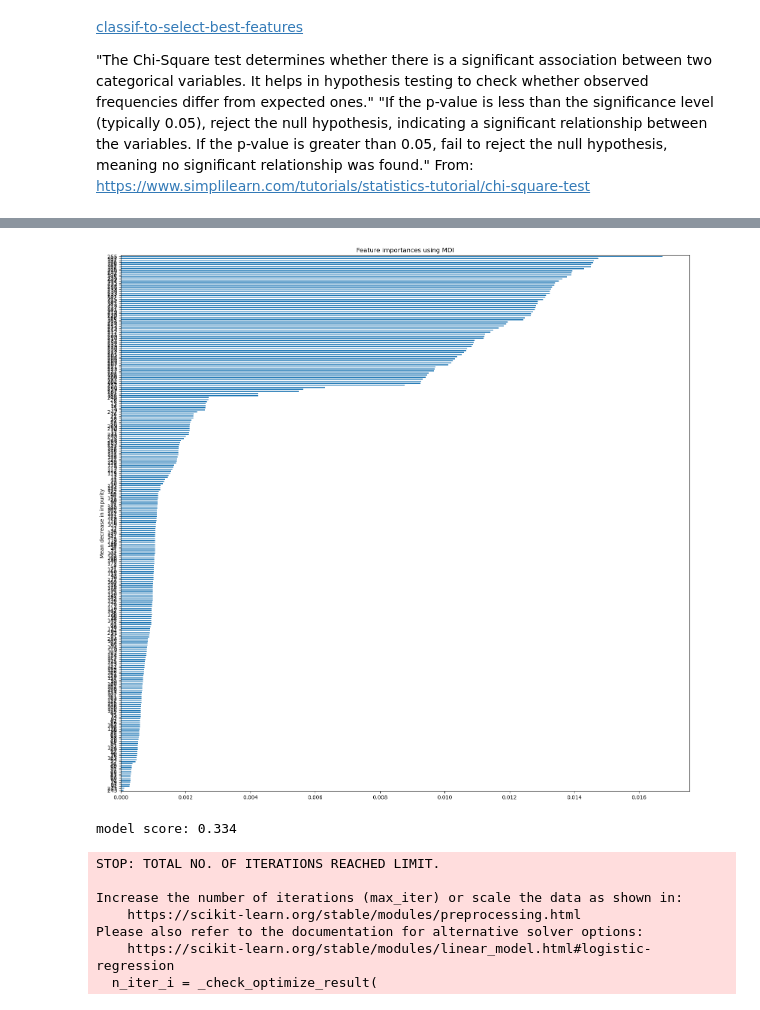
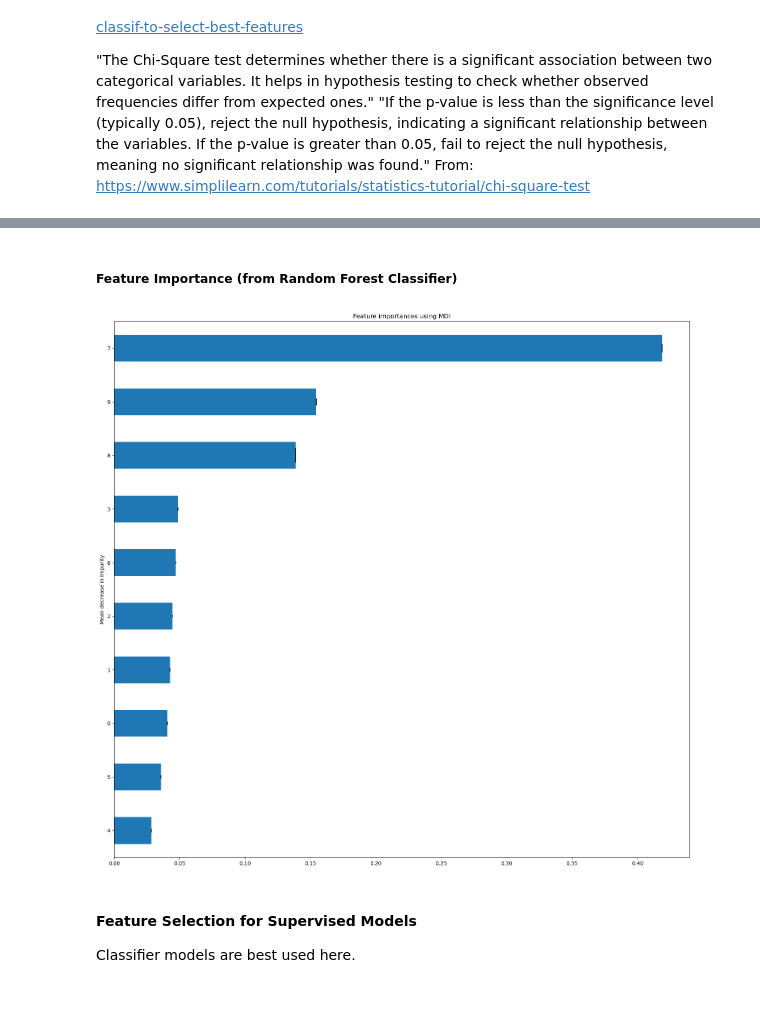
Before and after one commit to dominicbraam/cyberattack-model, a Jupyter notebook: notebooks/Data Exploration.ipynb, the cells around one changed output, grey strips where cells are left out. Drawn from its saved outputs; the diff is of its cells as text; code cells hidden in the pictures.

Commit message:
added feature selection for supervised models and model persistence

```diff
--- a/notebooks/Data Exploration.ipynb
+++ b/notebooks/Data Exploration.ipynb
@@ -1057,0 +1089,11 @@ weighted avg       0.33      0.33      0.33      8000
+# %%
+# Linear Regression
+
+# pl_base_lr = PipelineTargetTransformerWrapper(make_pipeline(fh.preprocessor, lr))
+pl_base_lr = PipelineTargetTransformerWrapper(
+    make_pipeline(fh.preprocessor, lr)
+)
+pl_base_lr.fit(X_train, y_train)
+# pl_base_lr_pred = pl_base_lr.predict(X_test)
+pl_base_lr.score(X_test, y_test)
+# print(classification_report(y_test, pl_base_lr_pred))
@@ -1057,0 +1102,10 @@ weighted avg       0.33      0.33      0.33      8000
+# %%
+# Logistic Regression
+
+pl_base_logr = PipelineTargetTransformerWrapper(
+    make_pipeline(fh.preprocessor, logr)
+)
+pl_base_logr.fit(X_train, y_train)
+pl_base_logr_pred = pl_base_logr.predict(X_test)
+# pl_base_logr.score(X_test, y_test)
+print(classification_report(y_test, pl_base_logr_pred))
@@ -1057,0 +1122,10 @@ weighted avg       0.33      0.33      0.33      8000
+# %%
+# Random Forest Classifier
+
+pl_base_rfc = PipelineTargetTransformerWrapper(
+    make_pipeline(fh.preprocessor, rfc)
+)
+pl_base_rfc.fit(X_train, y_train)
+pl_base_rfc_pred = pl_base_rfc.predict(X_test)
+# pl_base_rfc.score(X_test, y_test)
+print(classification_report(y_test, pl_base_rfc_pred))
@@ -1074,31 +1207,18 @@ ax.axvline(x=0, color='k', linestyle="--")
+# %% [markdown]
+##### Feature Importance (from Random Forest Classifier)
 # %%
 # Accessing the properties from classifier is different when using a pipeline because
 # the classifier is an object within the pipeline
 # https://stackoverflow.com/questions/38787612/how-to-extract-feature-importances-from-an-sklearn-pipeline
 
-# importances = pd.Series(clf_rf.steps[1][1].feature_importances_, index=X_train.columns)
-feat_importances = pd.Series(clf_rf.steps[1][1].feature_importances_)
-std = np.std([tree.feature_importances_ for tree in clf_rf.steps[1][1].estimators_], axis=0)
+# importances = pd.Series(pl_base_rfc.pipeline.steps[1][1].feature_importances_, index=pl_base_rfc.pipeline[:-1].get_feature_names_out())
+feat_importances = pd.Series(pl_base_rfc.pipeline.steps[1][1].feature_importances_)
+std = np.std([tree.feature_importances_ for tree in pl_base_rfc.pipeline.steps[1][1].estimators_], axis=0)
 
 fig, ax = plt.subplots()
 feat_importances.sort_values().plot.barh(yerr=std, ax=ax, figsize=(16,15))
 ax.set_title("Feature importances using MDI")
 ax.set_ylabel("Mean decrease in impurity")
 fig.tight_layout()
 # %% [output]
-[figure, old version]
+[figure, new version]
-# %%
-from sklearn.linear_model import LogisticRegression
-
-clf_lr = make_pipeline(fh.preprocessor, LogisticRegression())
-clf_lr.fit(X_train, y_train)
-print("model score: %.3f" % clf_lr.score(X_test, y_test))
-# %% [output]
-model score: 0.334
-STOP: TOTAL NO. OF ITERATIONS REACHED LIMIT.
-
-Increase the number of iterations (max_iter) or scale the data as shown in:
-    https://scikit-learn.org/stable/modules/preprocessing.html
-Please also refer to the documentation for alternative solver options:
-    https://scikit-learn.org/stable/modules/linear_model.html#logistic-regression
-  n_iter_i = _check_optimize_result(
@@ -1120,0 +1225,4 @@ print(classification_report(y_test, y_pred))
+# %% [markdown]
+#### Feature Selection for Supervised Models
+
+Classifier models are best used here.
```
Also changed, not shown: parts of 32 cells of this notebook, 4 other files.
